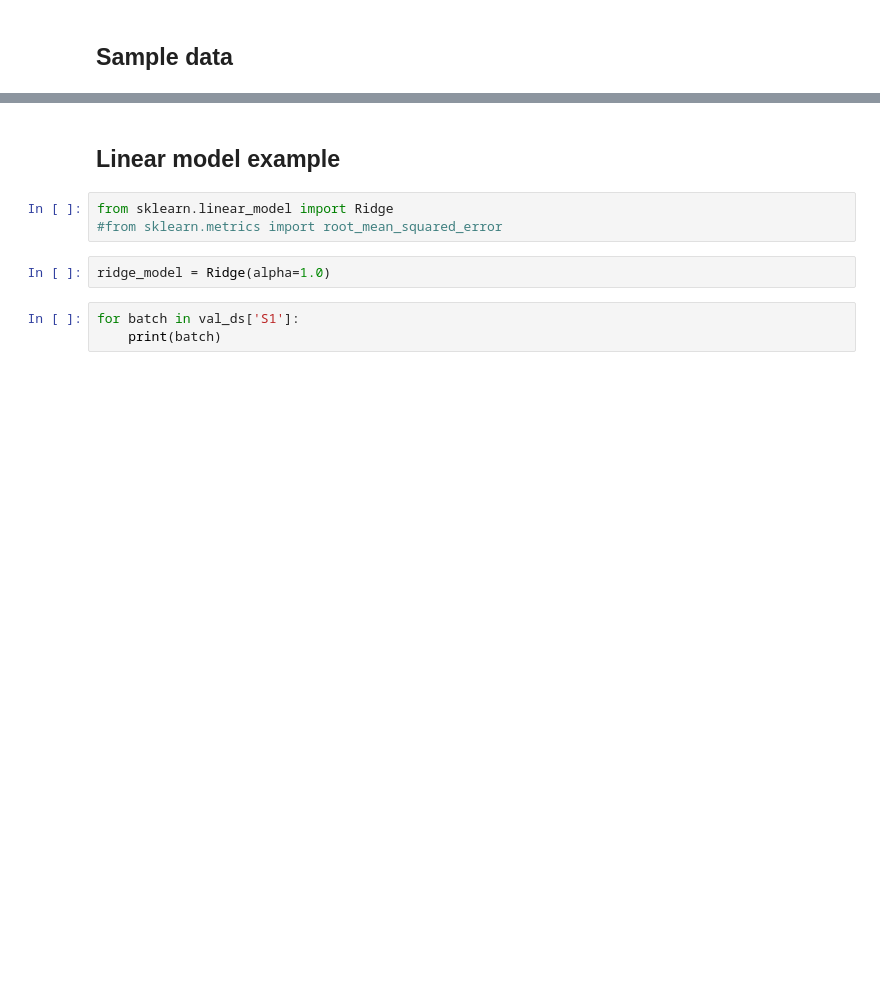
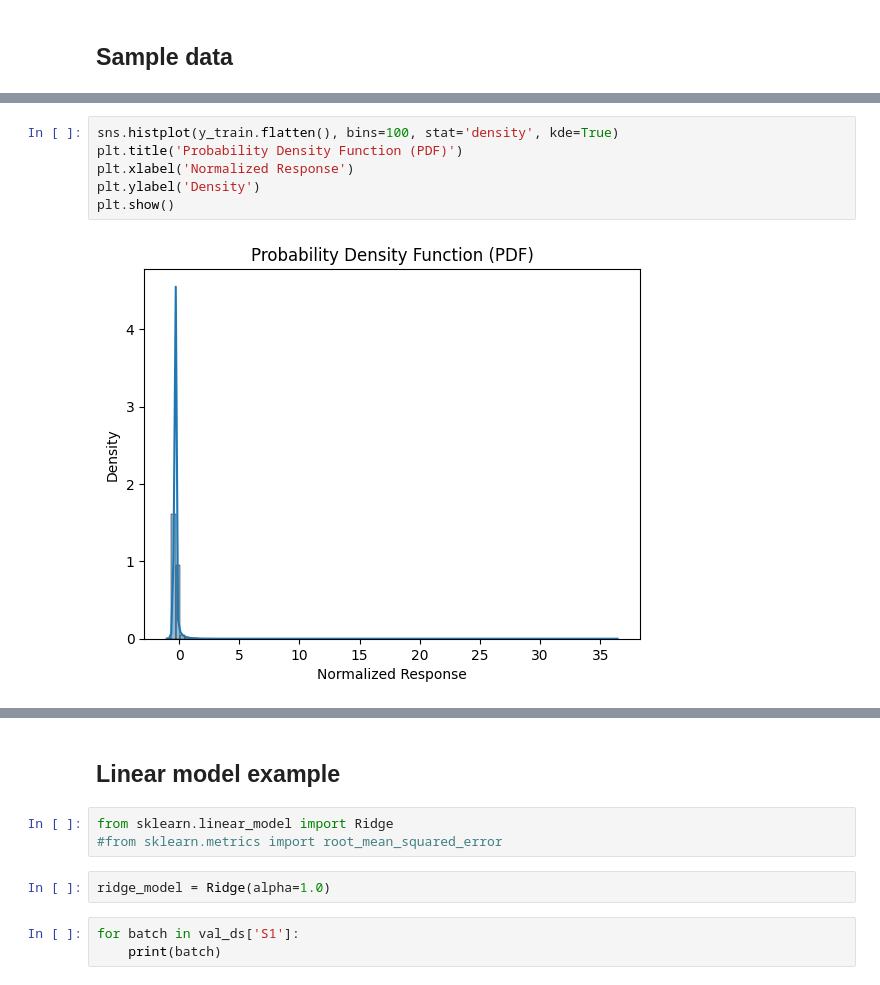
Before and after one commit to sachinmloecher/SensoriumDecoding, a Jupyter notebook: notebooks/sensorium_eda.ipynb, the cells around one changed output, grey strips where cells are left out. Cells and saved outputs as stored; diff of their text form; blank space fills up the shorter version.

```diff
--- a/notebooks/sensorium_eda.ipynb
+++ b/notebooks/sensorium_eda.ipynb
@@ -89,0 +120,8 @@ plt.show()
+# %%
+sns.histplot(y_train.flatten(), bins=100, stat='density', kde=True)
+plt.title('Probability Density Function (PDF)')
+plt.xlabel('Normalized Response')
+plt.ylabel('Density')
+plt.show()
+# %% [output]
+[figure, added]
```
Also changed, not shown: parts of 25 cells of this notebook, 28 other files.
